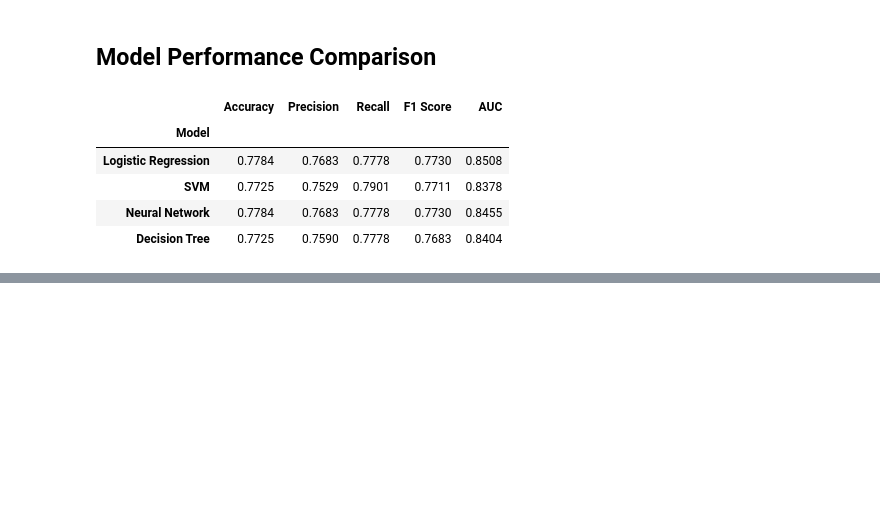
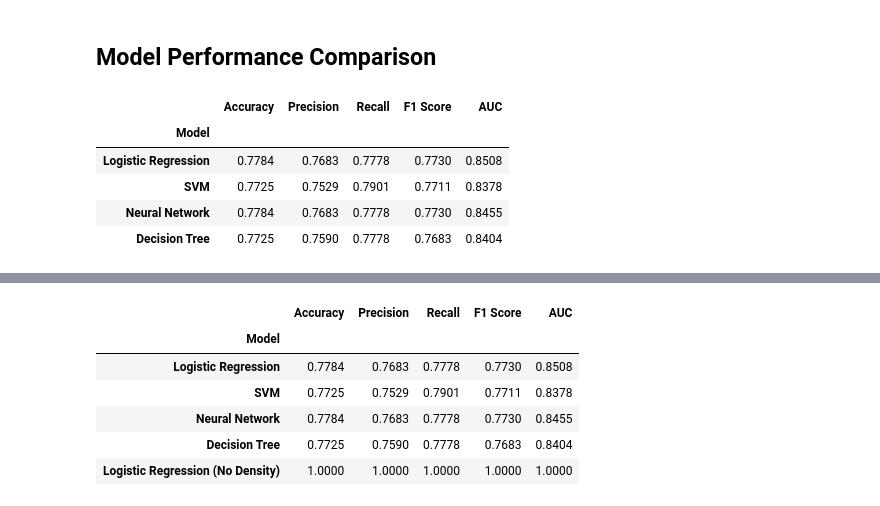
Before and after one commit to ceciliasant/AAproj1, a Jupyter notebook: proj1.ipynb, the cells around one changed output, grey strips where cells are left out. Drawn from its saved outputs; the diff is of its cells as text; code cells hidden in the pictures; blank space fills up the shorter version.

```diff
--- a/proj1.ipynb
+++ b/proj1.ipynb
@@ -802,0 +894,69 @@ styled_table
+# %%
+# Logistic Regression
+logreg_metrics = {
+    'Accuracy': accuracy_score(y_test, logreg_pred),
+    'Precision': precision_score(y_test, logreg_pred),
+    'Recall': recall_score(y_test, logreg_pred),
+    'F1 Score': f1_score(y_test, logreg_pred),
+    'AUC': roc_auc_test_logreg
+}
+
+# SVM
+svm_metrics = {
+    'Accuracy': accuracy_score(y_test, svm_pred),
+    'Precision': precision_score(y_test, svm_pred),
+    'Recall': recall_score(y_test, svm_pred),
+    'F1 Score': f1_score(y_test, svm_pred),
+    'AUC': roc_auc_test_svm
+}
+
+# NN
+nn_metrics = {
+    'Accuracy': accuracy_score(y_test, nn_pred),
+    'Precision': precision_score(y_test, nn_pred),
+    'Recall': recall_score(y_test, nn_pred),
+    'F1 Score': f1_score(y_test, nn_pred),
+    'AUC': roc_auc_test_nn
+}
+
+# DT
+dt_metrics = {
+    'Accuracy': accuracy_score(y_test, dt_pred),
+    'Precision': precision_score(y_test, dt_pred),
+    'Recall': recall_score(y_test, dt_pred),
+    'F1 Score': f1_score(y_test, dt_pred),
+    'AUC': roc_auc_test_dt
+}
+
+# Logistic Regression
+logreg_no_density_metrics = {
+    'Accuracy': accuracy_score(y_test_no_density, logreg_pred_no_density),
+    'Precision': precision_score(y_test_no_density, logreg_pred_no_density),
+    'Recall': recall_score(y_test_no_density, logreg_pred_no_density),
+    'F1 Score': f1_score(y_test_no_density, logreg_pred_no_density),
+    'AUC': roc_auc_test_logreg_no_density
+}
+
+metrics_table = pd.DataFrame([
+    {'Model': 'Logistic Regression', **logreg_metrics},
+    {'Model': 'SVM', **svm_metrics},
+    {'Model': 'Neural Network', **nn_metrics},
+    {'Model': 'Decision Tree', **dt_metrics},
+    {'Model': 'Logistic Regression (No Density)', **logreg_no_density_metrics}
+])
+
+metrics_table = metrics_table.round(4)
+metrics_table.set_index('Model', inplace=True)
+
+styled_table = metrics_table.style.highlight_max(axis=0, color='lightgreen') \
+                                .format("{:.4f}")
+
+styled_table
+# %% [output]
+|  | Accuracy | Precision | Recall | F1 Score | AUC |
+| Model |  |  |  |  |  |
+| Logistic Regression | 0.7784 | 0.7683 | 0.7778 | 0.7730 | 0.8508 |
+| SVM | 0.7725 | 0.7529 | 0.7901 | 0.7711 | 0.8378 |
+| Neural Network | 0.7784 | 0.7683 | 0.7778 | 0.7730 | 0.8455 |
+| Decision Tree | 0.7725 | 0.7590 | 0.7778 | 0.7683 | 0.8404 |
+| Logistic Regression (No Density) | 1.0000 | 1.0000 | 1.0000 | 1.0000 | 1.0000 |
```
Also changed, not shown: parts of 5 cells of this notebook.
